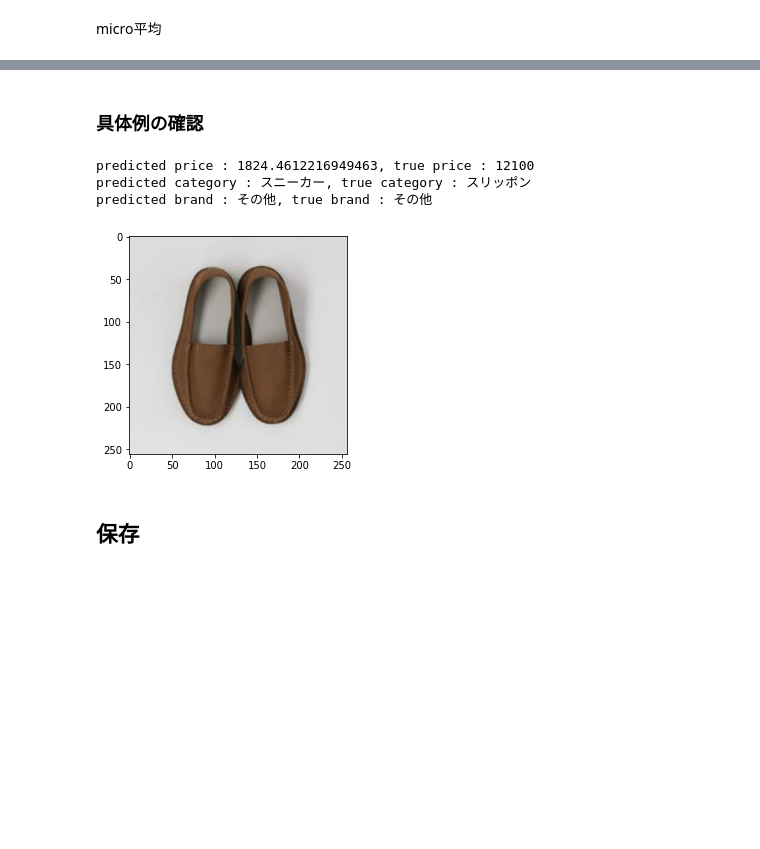
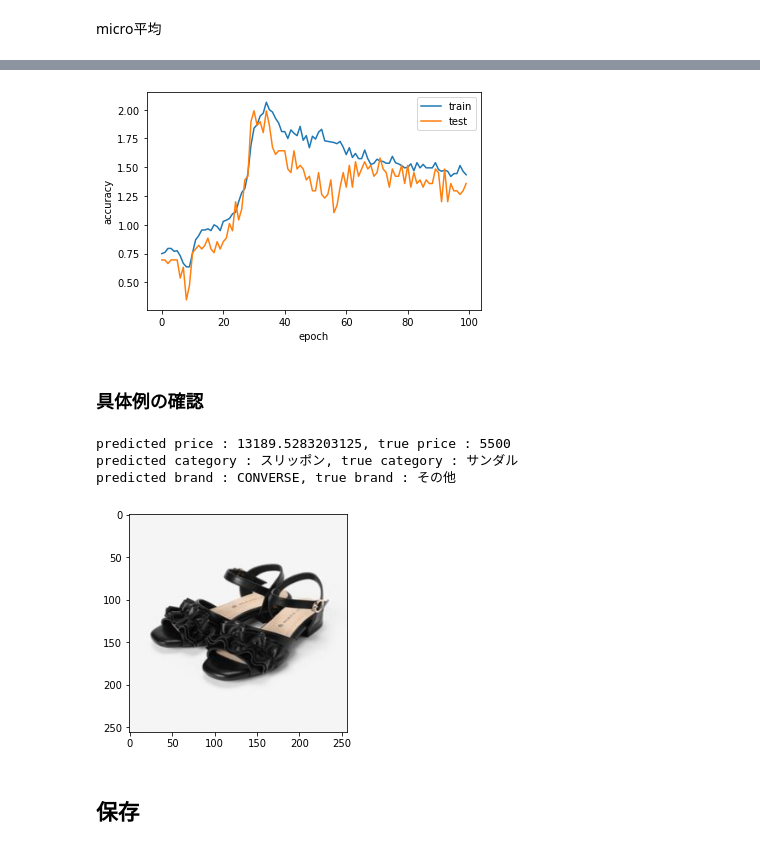
Before and after one commit to yukilost/googlecolab, a Jupyter notebook: shoes_price_prediction.ipynb, the cells around one changed output, grey strips where cells are left out. Cells and saved outputs as stored; diff of their text form; code cells hidden in the pictures; blank space fills up the shorter version.

```diff
--- a/shoes_price_prediction.ipynb
+++ b/shoes_price_prediction.ipynb
@@ -658,11 +704,13 @@ plt.show()
 # %%
 plt.figure()
 plt.xlabel('epoch')
-plt.ylabel('accurancy')
-p1 = plt.plot(running_train_brand_accurancy, label='train')
-p2 = plt.plot(running_test_brand_accurancy, label='test')
+plt.ylabel('accuracy')
+p1 = plt.plot(running_train_brand_accuracy, label='train')
+p2 = plt.plot(running_test_brand_accuracy, label='test')
 plt.legend((p1[0], p2[0]), ("train", "test"))
 plt.show()
+# %% [output]
+[figure, added]
 # %% [markdown]
 ### 具体例の確認
 # %%
@@ -684,14 +732,14 @@ pred_brand_label = np.argmax(pred_brand.numpy().copy())
 
 plt.imshow(np.asarray(image.numpy().copy().transpose(1, 2, 0)))
 
-print("predicted price : {}, true price : {}".format(pred_price.item()*price_div, price))
+print("predicted price : {}, true price : {}".format(pred_price.item(), price))
 print("predicted category : {}, true category : {}".format(label_to_category[pred_category_label], label_to_category[category_label]))
 print("predicted brand : {}, true brand : {}".format(label_to_brand[pred_brand_label], label_to_brand[brand_label]))
 # %% [output]
-predicted price : 1824.4612216949463, true price : 12100
-predicted category : スニーカー, true category : スリッポン
-predicted brand : その他, true brand : その他
+predicted price : 13189.5283203125, true price : 5500
+predicted category : スリッポン, true category : サンダル
+predicted brand : CONVERSE, true brand : その他
-[figure, old version]
+[figure, new version]
 # %% [markdown]
 ## 保存
 # %% [markdown]
```
Also changed, not shown: parts of 15 cells of this notebook.
